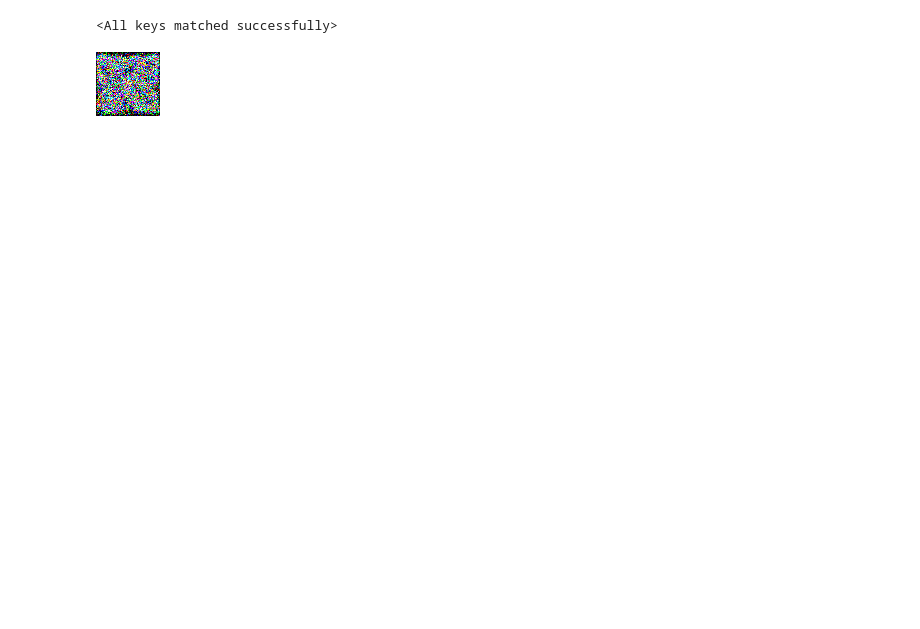
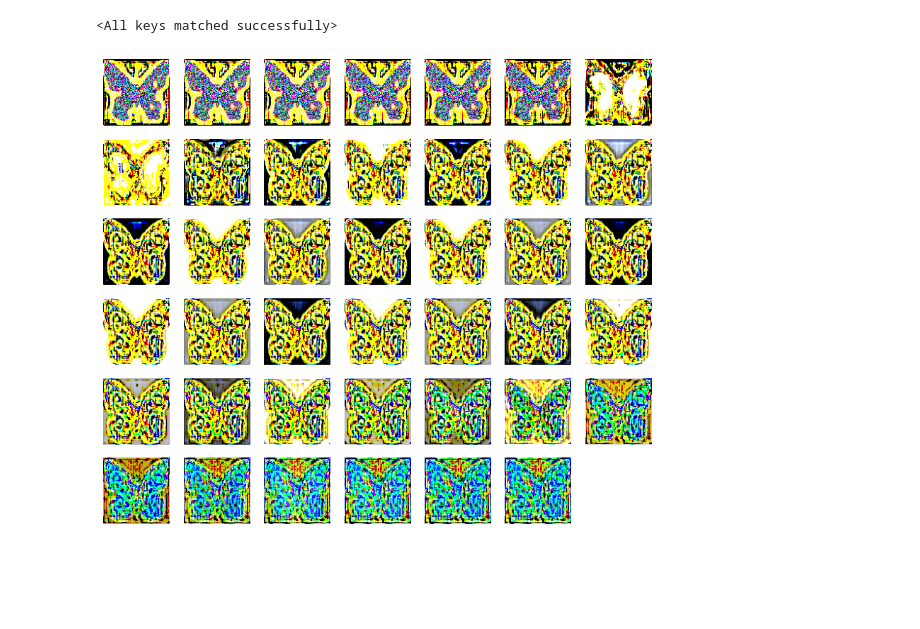
Before and after one commit to andrew264/ImageExpts, a Jupyter notebook: notebooks/infer_unet2d.ipynb, the cells around one changed output. Saved outputs shown, nothing was run; the diff lists cells and outputs as text; code cells hidden in the pictures; blank space fills up the shorter version.

```diff
--- a/notebooks/infer_unet2d.ipynb
+++ b/notebooks/infer_unet2d.ipynb
@@ -21,7 +15,3 @@ model.load_state_dict(torch.load('../weights/unet-2d.pth', map_location='cuda'))
 <All keys matched successfully>
 # %%
 pipeline = DDPMPipeline(unet=model, scheduler=model.noise_scheduler)
-# %%
-evaluate(pipeline)
-# %% [output]
-[figure, removed]
@@ -27,0 +28,42 @@ evaluate(pipeline)
+# %%
+import matplotlib.pyplot as plt
+
+def plot_images_grid(images):
+    num_images = len(images)
+    grid_size = int(num_images ** 0.5) + (num_images % int(num_images ** 0.5) > 0)
+    fig, axes = plt.subplots(grid_size, grid_size, figsize=(10, 10))
+
+    axes = axes.flatten()
+
+    for ax, img in zip(axes, images):
+        ax.imshow(img)
+        ax.axis('off')
+
+    for ax in axes[num_images:]:
+        ax.axis('off')
+
+    plt.show()
+# %%
+import numpy as np
+from tqdm import tqdm
+
+
+def pipe(model, scheduler: DDPMScheduler, steps: int = 1000):
+    image_size = (1, 3, cfg.sample_size, cfg.sample_size)
+    image = torch.randn(image_size, device=model.device)
+    scheduler.set_timesteps(steps)
+
+    images = []
+    for t in tqdm(torch.from_numpy(np.arange(0, steps)[::-1].copy())):
+        y = model(image, t).sample.detach()
+        image = scheduler.step(y, t, image).pred_original_sample
+        if t%25==0:
+            images.extend(to_pil(image))
+    images.extend(to_pil(image))
+    return images
+# %%
+out = pipe(model, model.noise_scheduler, 1000)
+# %%
+plot_images_grid(out)
+# %% [output]
+[figure, added]
```
Also changed, not shown: parts of 3 cells of this notebook, 2 other files.
